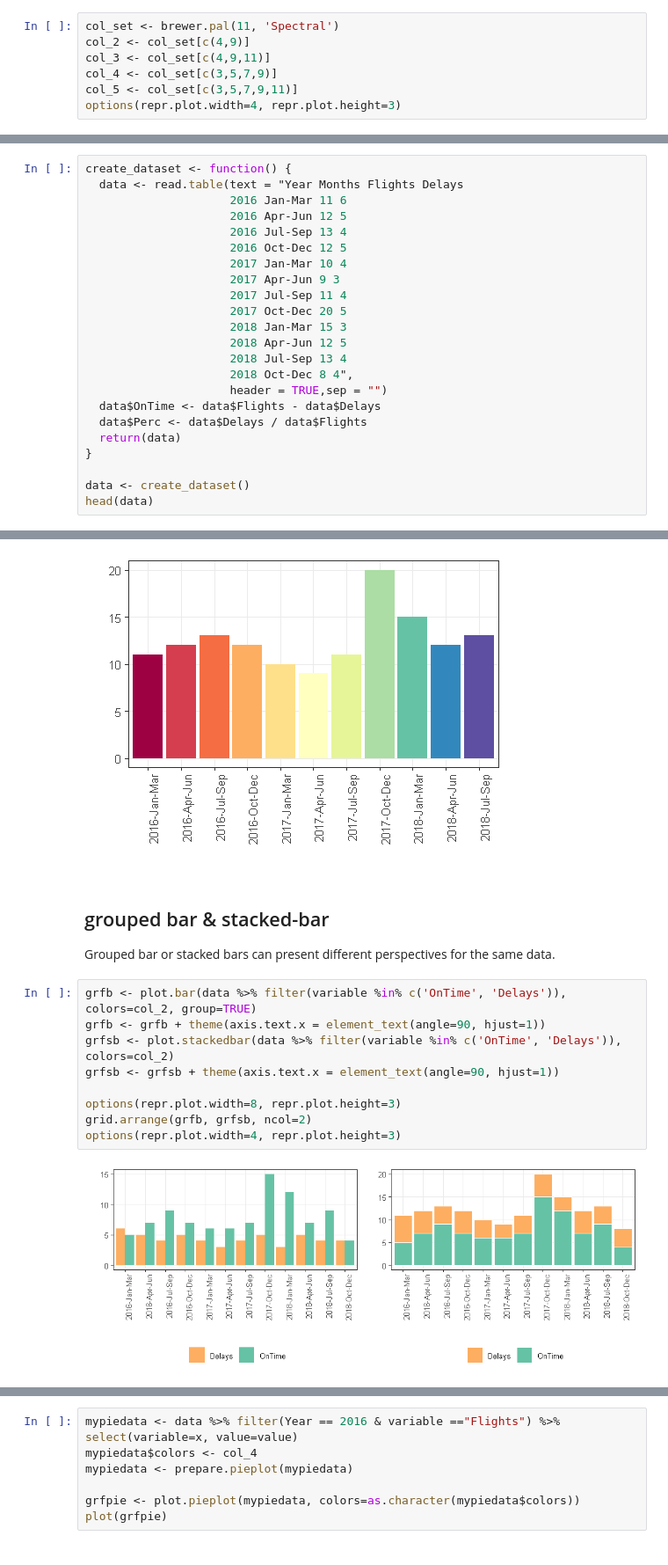
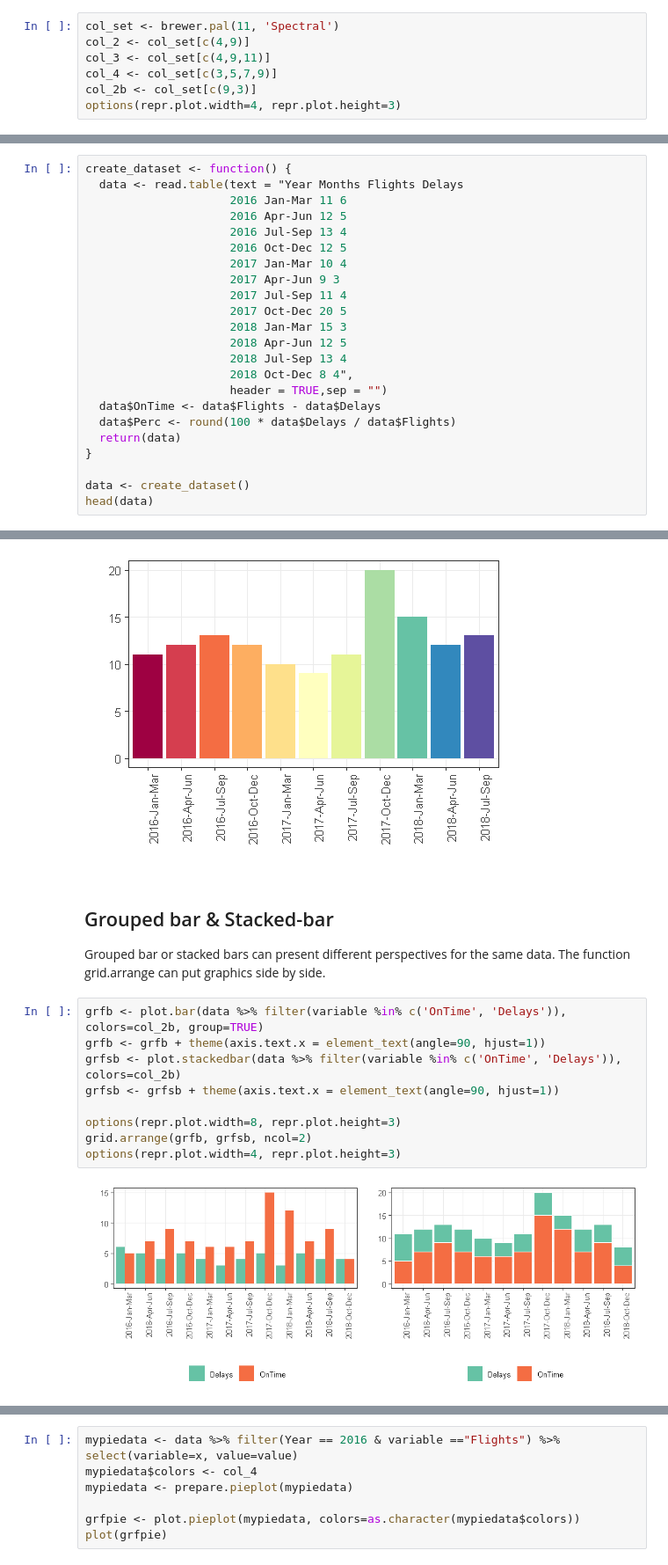
Before and after one commit to eogasawara/mylibrary, a Jupyter notebook: myGraphics.ipynb, the cells around one changed output, grey strips where cells are left out. Shown at 88% size. Drawn from its saved outputs; the diff is of its cells as text.

```diff
--- a/myGraphics.ipynb
+++ b/myGraphics.ipynb
@@ -42,7 +22,7 @@ col_set <- brewer.pal(11, 'Spectral')
 col_2 <- col_set[c(4,9)]
 col_3 <- col_set[c(4,9,11)]
 col_4 <- col_set[c(3,5,7,9)]
-col_5 <- col_set[c(3,5,7,9,11)]
+col_2b <- col_set[c(9,3)]
 options(repr.plot.width=4, repr.plot.height=3)
 # %% [markdown]
 ## Datasets for the examples
@@ -65,7 +45,7 @@ create_dataset <- function() {
                      2018 Oct-Dec 8 4",
                      header = TRUE,sep = "")
   data$OnTime <- data$Flights - data$Delays
-  data$Perc <- data$Delays / data$Flights
+  data$Perc <- round(100 * data$Delays / data$Flights)
   return(data)
 }
 
@@ -128,17 +113,18 @@ plot(grf)
 # %% [output]
 [figure]
 # %% [markdown]
-## grouped bar & stacked-bar
+## Grouped bar & Stacked-bar
 
 Grouped bar or stacked bars can present different perspectives for the same data.
+The function grid.arrange can put graphics side by side.
 # %%
-grfb <- plot.bar(data %>% filter(variable %in% c('OnTime', 'Delays')), colors=col_2, group=TRUE)
+grfb <- plot.bar(data %>% filter(variable %in% c('OnTime', 'Delays')), colors=col_2b, group=TRUE)
 grfb <- grfb + theme(axis.text.x = element_text(angle=90, hjust=1))
-grfsb <- plot.stackedbar(data %>% filter(variable %in% c('OnTime', 'Delays')), colors=col_2)
+grfsb <- plot.stackedbar(data %>% filter(variable %in% c('OnTime', 'Delays')), colors=col_2b)
 grfsb <- grfsb + theme(axis.text.x = element_text(angle=90, hjust=1))
 
 options(repr.plot.width=8, repr.plot.height=3)
 grid.arrange(grfb, grfsb, ncol=2)
 options(repr.plot.width=4, repr.plot.height=3)
 # %% [output]
-[figure, old version]
+[figure, new version]
```
Also changed, not shown: parts of 24 cells of this notebook.
